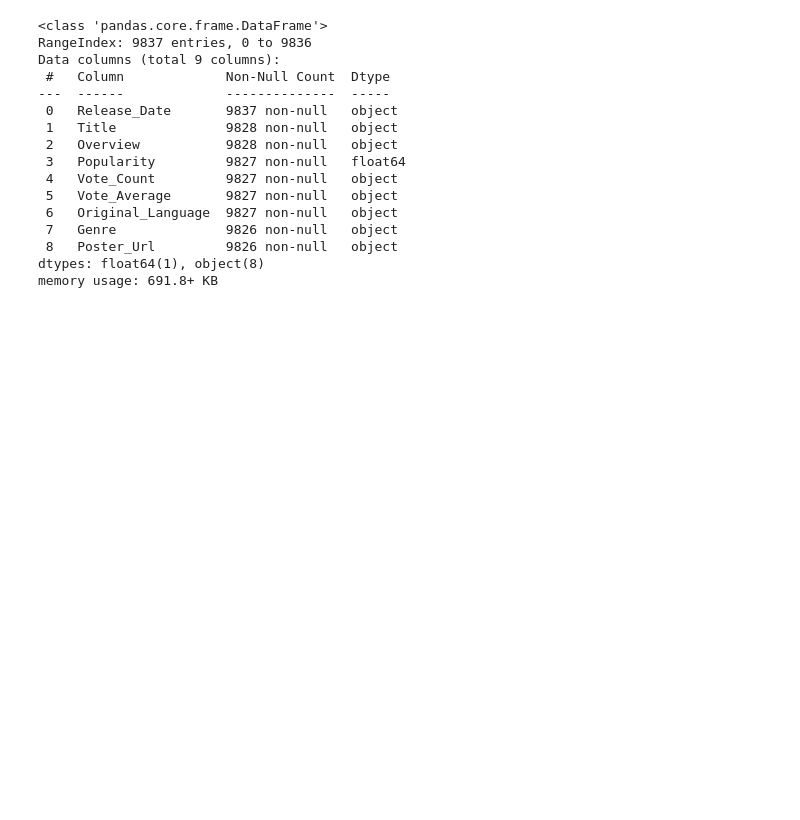
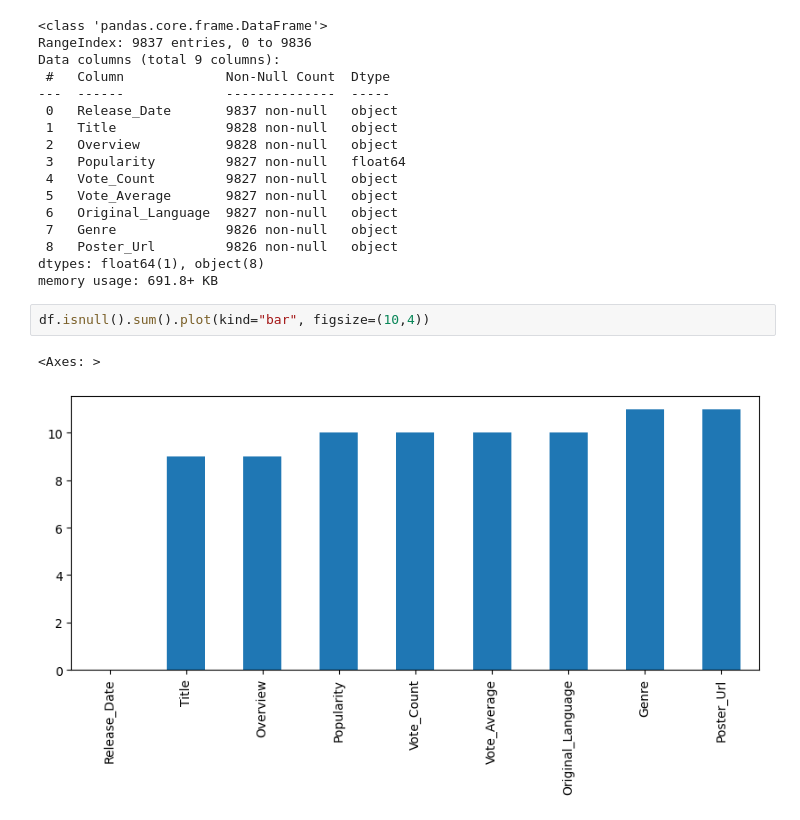
Before and after one commit to Vanshaj14Mohan/Netflix-data-analysis, a Jupyter notebook: Files/main.ipynb, the cells around one changed output. Drawn from its saved outputs; the diff is of its cells as text; blank space fills up the shorter version.

```diff
--- a/Files/main.ipynb
+++ b/Files/main.ipynb
@@ -42,3 +42,8 @@ Data columns (total 9 columns):
  8   Poster_Url         9826 non-null   object
 dtypes: float64(1), object(8)
 memory usage: 691.8+ KB
+# %%
+df.isnull().sum().plot(kind="bar", figsize=(10,4))
+# %% [output]
+<Axes: >
+[figure, added]
```
Also changed, not shown: parts of 1 cell of this notebook.
